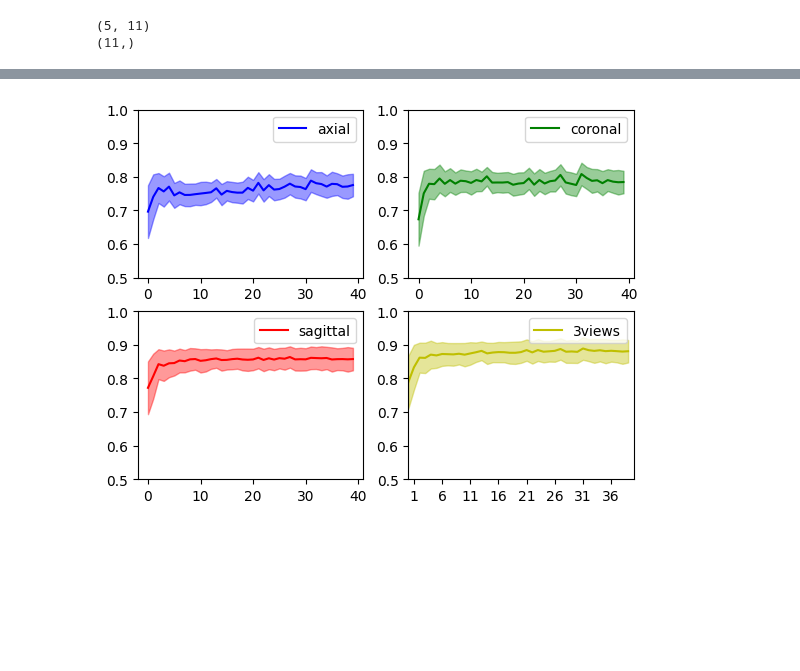
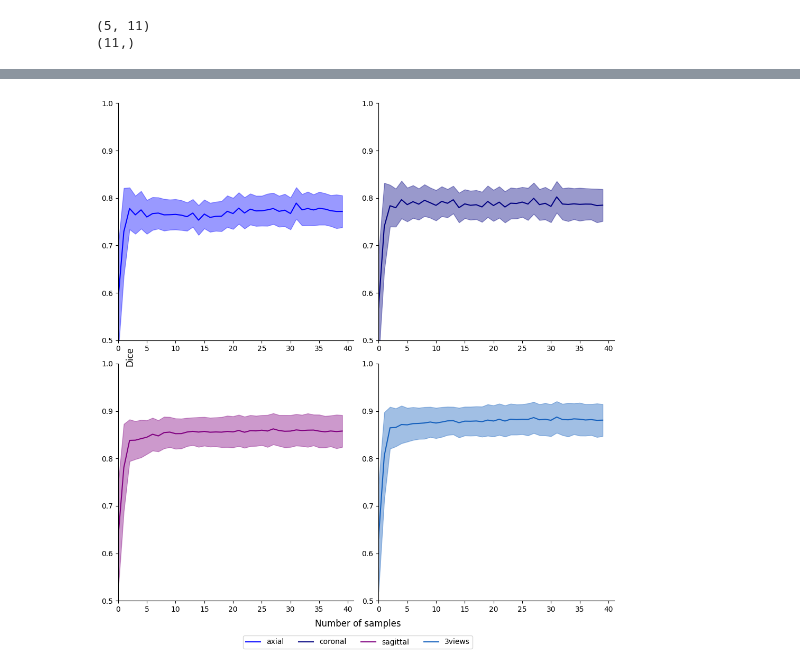
Before and after one commit to yexincheng/ALMRI, a Jupyter notebook: paper_plot.ipynb, the cells around one changed output, grey strips where cells are left out. Drawn from its saved outputs; the diff is of its cells as text; code cells hidden in the pictures; blank space fills up the shorter version.

Commit message:
plot for miccai

```diff
--- a/paper_plot.ipynb
+++ b/paper_plot.ipynb
@@ -149,40 +424,63 @@ bbox_regression_3views_dice.shape, bbox_regression_3views_dice_mean.shape
 # %%
-avg_bbox_regression_3views_dice_mean = np.mean(bbox_regression_3views_dice_mean, axis=-1)
-avg_bbox_regression_3views_dice_std = np.std(bbox_regression_3views_dice_mean, axis=-1)
-avg_bbox_regression_axial_dice_mean = np.mean(bbox_regression_axial_dice_mean, axis=-1)
-avg_bbox_regression_axial_dice_std = np.std(bbox_regression_axial_dice_mean, axis=-1)
-avg_bbox_regression_coronal_dice_mean = np.mean(bbox_regression_coronal_dice_mean, axis=-1)
-avg_bbox_regression_coronal_dice_std = np.std(bbox_regression_coronal_dice_mean, axis=-1)
-avg_bbox_regression_sagittal_dice_mean = np.mean(bbox_regression_sagittal_dice_mean, axis=-1)
-avg_bbox_regression_sagittal_dice_std = np.std(bbox_regression_sagittal_dice_mean, axis=-1)
+avg_bbox_regression_sam_3views_dice_mean = np.mean(bbox_regression_sam_3views_dice_mean, axis=-1)
+avg_bbox_regression_sam_3views_dice_std = np.std(bbox_regression_sam_3views_dice_mean, axis=-1)
+avg_bbox_regression_sam_axial_dice_mean = np.mean(bbox_regression_sam_axial_dice_mean, axis=-1)
+avg_bbox_regression_sam_axial_dice_std = np.std(bbox_regression_sam_axial_dice_mean, axis=-1)
+avg_bbox_regression_sam_coronal_dice_mean = np.mean(bbox_regression_sam_coronal_dice_mean, axis=-1)
+avg_bbox_regression_sam_coronal_dice_std = np.std(bbox_regression_sam_coronal_dice_mean, axis=-1)
+avg_bbox_regression_sam_sagittal_dice_mean = np.mean(bbox_regression_sam_sagittal_dice_mean, axis=-1)
+avg_bbox_regression_sam_sagittal_dice_std = np.std(bbox_regression_sam_sagittal_dice_mean, axis=-1)
+avg_bbox_regression_medsam_3views_dice_mean = np.mean(bbox_regression_medsam_3views_dice_mean, axis=-1)
+avg_bbox_regression_medsam_3views_dice_std = np.std(bbox_regression_medsam_3views_dice_mean, axis=-1)
 avg_dynunet_dice_mean = np.mean(dynunet_dice_mean, axis=-1)
 avg_dynunet_dice_std = np.std(dynunet_dice_mean, axis=-1)
 # %%
-fig, ax = plt.subplots(2,2)
-ax[0,0].plot(avg_bbox_regression_axial_dice_mean, label='axial', color='b')
-ax[0,0].fill_between(range(len(avg_bbox_regression_axial_dice_mean)), avg_bbox_regression_axial_dice_mean-avg_bbox_regression_3views_dice_std, avg_bbox_regression_axial_dice_mean+avg_bbox_regression_3views_dice_std, alpha=0.4, color='b')
-ax[0,0].legend()
+fig, ax = plt.subplots(2,2, figsize=(10,10))
+c1 = '#b3cde3'
+c2 = '#810f7c'
+colors = get_color_gradient(c1, c2, 4)
+colors = ['#0000ff', '#000080', '#800080','#1560bd']
+ax[0,0].plot(avg_bbox_regression_sam_axial_dice_mean, label='axial', color=colors[0])
+ax[0,0].fill_between(range(len(avg_bbox_regression_sam_axial_dice_mean)), avg_bbox_regression_sam_axial_dice_mean-avg_bbox_regression_sam_3views_dice_std, avg_bbox_regression_sam_axial_dice_mean+avg_bbox_regression_sam_3views_dice_std, alpha=0.4, color=colors[0])
+# ax[0,0].legend()
 ax[0,0].set_ylim(0.5, 1)
+ax[0,0].set_xlim(1,41)
+ax[0,0].set_xticks(range(0,41,5))
 # ax[0,0].set_title('SAM Axial')
+ax[0,0].spines['top'].set_visible(False)
+ax[0,0].spines['right'].set_visible(False)
 
-ax[0,1].plot(avg_bbox_regression_coronal_dice_mean, label='coronal', color='g')
-ax[0,1].fill_between(range(len(avg_bbox_regression_coronal_dice_mean)), avg_bbox_regression_coronal_dice_mean-avg_bbox_regression_3views_dice_std, avg_bbox_regression_coronal_dice_mean+avg_bbox_regression_3views_dice_std, alpha=0.4, color='g')
-ax[0,1].legend()
+ax[0,1].plot(avg_bbox_regression_sam_coronal_dice_mean, label='coronal', color=colors[1])
+ax[0,1].fill_between(range(len(avg_bbox_regression_sam_coronal_dice_mean)), avg_bbox_regression_sam_coronal_dice_mean-avg_bbox_regression_sam_3views_dice_std, avg_bbox_regression_sam_coronal_dice_mean+avg_bbox_regression_sam_3views_dice_std, alpha=0.4, color=colors[1])
+# ax[0,1].legend()
 ax[0,1].set_ylim(0.5, 1)
+ax[0,1].set_xlim(1,41)
+ax[0,1].set_xticks(range(0,41,5))
+ax[0,1].spines['top'].set_visible(False)
+ax[0,1].spines['right'].set_visible(False)
 
-ax[1,0].plot(avg_bbox_regression_sagittal_dice_mean, label='sagittal', color='r')
-ax[1,0].fill_between(range(len(avg_bbox_regression_sagittal_dice_mean)), avg_bbox_regression_sagittal_dice_mean-avg_bbox_regression_3views_dice_std, avg_bbox_regression_sagittal_dice_mean+avg_bbox_regression_3views_dice_std, alpha=0.4, color='r')
-ax[1,0].legend()
+ax[1,0].plot(avg_bbox_regression_sam_sagittal_dice_mean, label='sagittal', color=colors[2])
+ax[1,0].fill_between(range(len(avg_bbox_regression_sam_sagittal_dice_mean)), avg_bbox_regression_sam_sagittal_dice_mean-avg_bbox_regression_sam_3views_dice_std, avg_bbox_regression_sam_sagittal_dice_mean+avg_bbox_regression_sam_3views_dice_std, alpha=0.4, color=colors[2])
+# ax[1,0].legend()
 ax[1,0].set_ylim(0.5, 1)
+ax[1,0].set_xlim(1,41)
+ax[1,0].set_xticks(range(0,41,5))
+ax[1,0].spines['top'].set_visible(False)
+ax[1,0].spines['right'].set_visible(False)
 
-ax[1,1].plot(avg_bbox_regression_3views_dice_mean, label='3views', color='y')
-ax[1,1].fill_between(range(len(avg_bbox_regression_3views_dice_mean)), avg_bbox_regression_3views_dice_mean-avg_bbox_regression_3views_dice_std, avg_bbox_regression_3views_dice_mean+avg_bbox_regression_3views_dice_std, alpha=0.4, color='y')
-ax[1,1].legend()
+ax[1,1].plot(avg_bbox_regression_sam_3views_dice_mean, label='3views', color=colors[3])
+ax[1,1].fill_between(range(len(avg_bbox_regression_sam_3views_dice_mean)), avg_bbox_regression_sam_3views_dice_mean-avg_bbox_regression_sam_3views_dice_std, avg_bbox_regression_sam_3views_dice_mean+avg_bbox_regression_sam_3views_dice_std, alpha=0.4, color=colors[3])
+# ax[1,1].legend()
 ax[1,1].set_ylim(0.5, 1)
-ax[1,1].set_xlim(0,40)
-ax[1,1].set_xticks(range(1,41,5))
-
-plt.legend()
-plt.show()
+ax[1,1].set_xlim(1,41)
+ax[1,1].set_xticks(range(0,41,5))
+ax[1,1].spines['top'].set_visible(False)
+ax[1,1].spines['right'].set_visible(False)
+fig.text(0.5, -0.01, 'Number of samples', ha='center', fontsize=12)
+fig.text(0.06, 0.5, 'Dice', va='center', rotation='vertical', fontsize=12)
+plt.figlegend(loc='upper center', bbox_to_anchor=(0.5, -0.02),
+          fancybox=True, shadow=False, ncol=4)
+plt.tight_layout()
+plt.savefig('figures/miccai2024/3vews_comparison.pdf',bbox_inches='tight')
 # %% [output]
-[figure, old version]
+[figure, new version]
```
Also changed, not shown: parts of 26 cells of this notebook.
